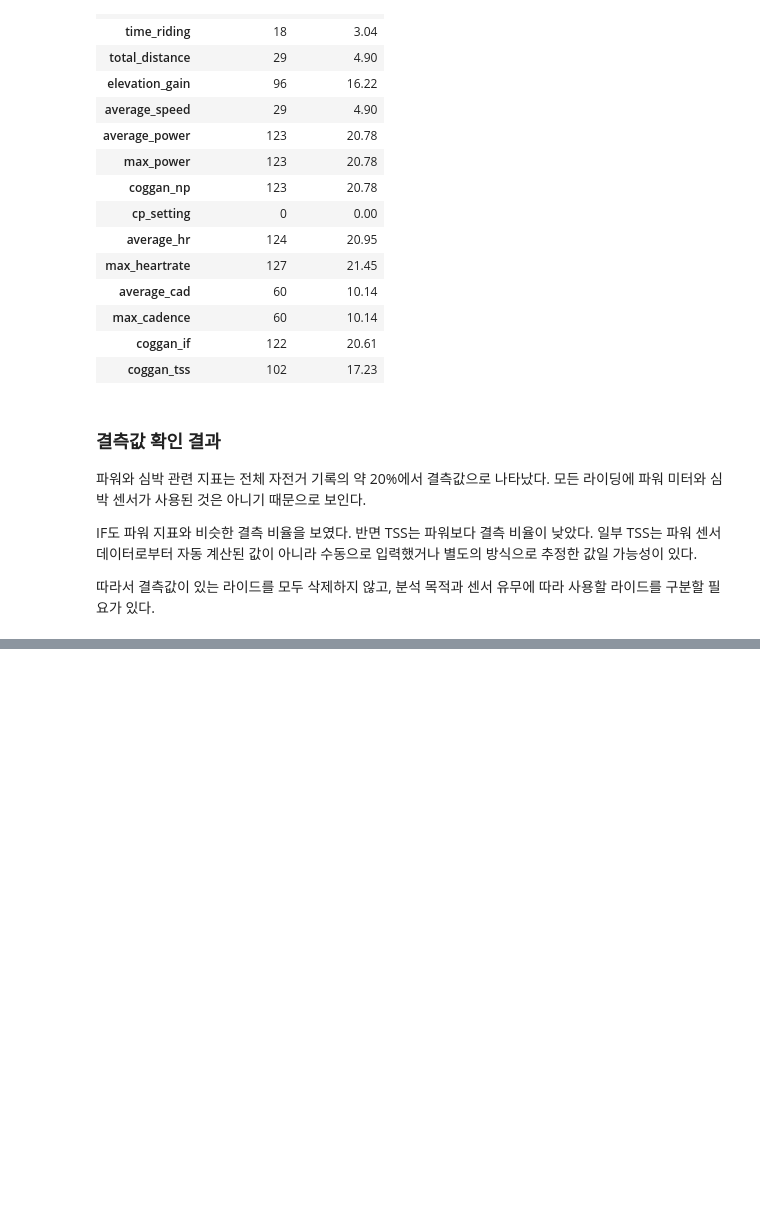
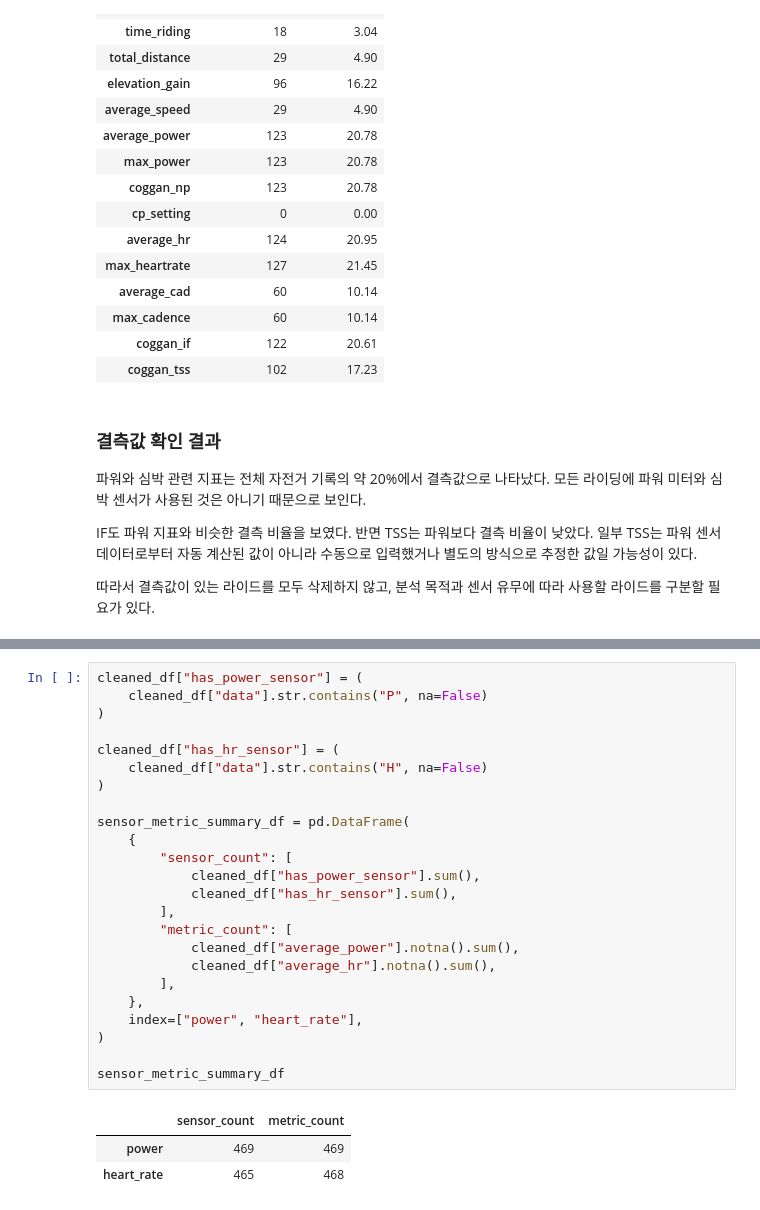
Before and after one commit to jhh0107gsc-hub/cycling, a Jupyter notebook: notebooks/01_goldencheetah_exploration.ipynb, the cells around one changed output, grey strips where cells are left out. Saved outputs shown, nothing was run; the diff lists cells and outputs as text; blank space fills up the shorter version.

```diff
--- a/notebooks/01_goldencheetah_exploration.ipynb
+++ b/notebooks/01_goldencheetah_exploration.ipynb
@@ -486,0 +495,28 @@ IF도 파워 지표와 비슷한 결측 비율을 보였다. 반면 TSS는 파
+# %%
+cleaned_df["has_power_sensor"] = (
+    cleaned_df["data"].str.contains("P", na=False)
+)
+
+cleaned_df["has_hr_sensor"] = (
+    cleaned_df["data"].str.contains("H", na=False)
+)
+
+sensor_metric_summary_df = pd.DataFrame(
+    {
+        "sensor_count": [
+            cleaned_df["has_power_sensor"].sum(),
+            cleaned_df["has_hr_sensor"].sum(),
+        ],
+        "metric_count": [
+            cleaned_df["average_power"].notna().sum(),
+            cleaned_df["average_hr"].notna().sum(),
+        ],
+    },
+    index=["power", "heart_rate"],
+)
+
+sensor_metric_summary_df
+# %% [output]
+|  | sensor_count | metric_count |
+| power | 469 | 469 |
+| heart_rate | 465 | 468 |
```
Also changed, not shown: parts of 4 cells of this notebook.
